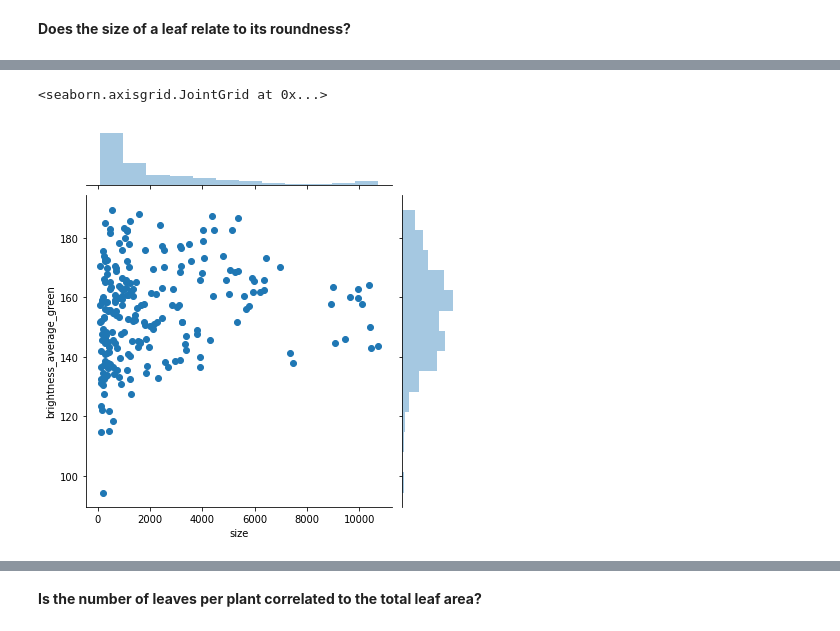
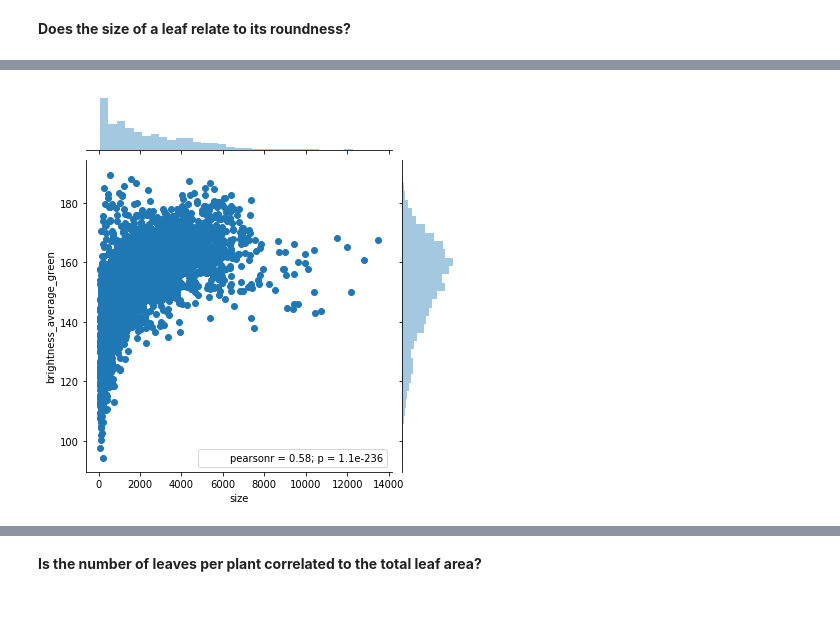
Before and after one commit to Regina-v/plant-image-analysis, a Jupyter notebook: Task04/ProgrammingProject3Task4.ipynb, the cells around one changed output, grey strips where cells are left out. Saved outputs shown, nothing was run; the diff lists cells and outputs as text; code cells hidden in the pictures.

```diff
--- a/Task04/ProgrammingProject3Task4.ipynb
+++ b/Task04/ProgrammingProject3Task4.ipynb
@@ -68,9 +76,11 @@ No, the size of a leaf is not correlated to its roundness. The Pearson correlati
 
 
 **Does the size of a leaf relate to its color?**
-# %%
-sns.jointplot(x="size", y="brightness_average_green", data=adf_plot.loc[:,["size","brightness_average_green"]])
-# %% [output]
-<seaborn.axisgrid.JointGrid at 0x...>
-[figure, removed]
+# %%
+g = sns.JointGrid(x="size", y="brightness_average_green", data=df.loc[:,["size","brightness_average_green"]])
+g = g.plot_joint(plt.scatter)
+g = g.plot_marginals(sns.distplot, kde=False)
+g = g.annotate(st.pearsonr)
+# %% [output]
+[figure, added]
 # %% [markdown]
```
Also changed, not shown: parts of 24 cells of this notebook, 1 other file.
